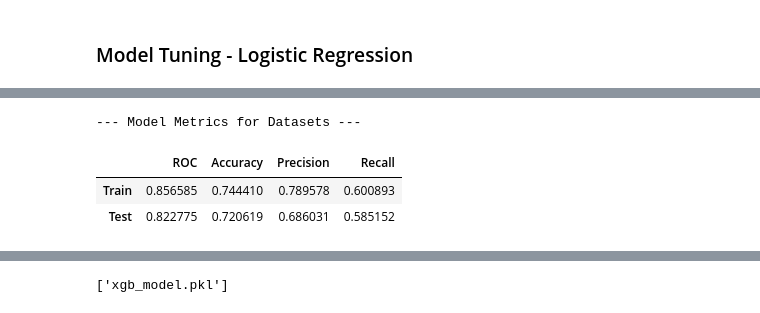
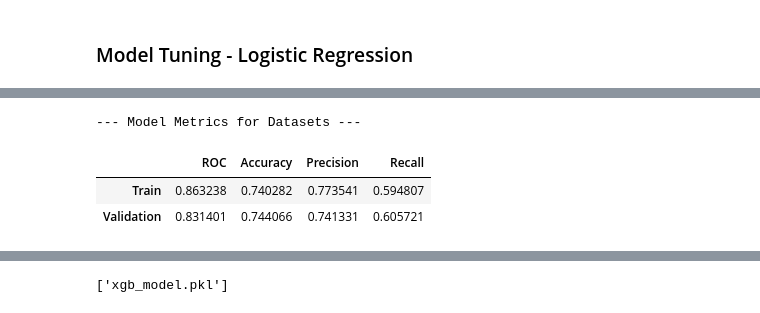
Before and after one commit to j4mes12/ITDA_Coursework, a Jupyter notebook: Task 1/Task 1.ipynb, the cells around one changed output, grey strips where cells are left out. Saved outputs shown, nothing was run; the diff lists cells and outputs as text; code cells hidden in the pictures.

```diff
--- a/Task 1/Task 1.ipynb
+++ b/Task 1/Task 1.ipynb
@@ -215,7 +211,7 @@ def generate_data_columns(cvec: CountVectorizer):
 
 def create_modelling_feature(train, test, val):
 
-    cvec = CountVectorizer(ngram_range = (1, 2))
+    cvec = CountVectorizer(ngram_range = (1, 2), )
 
     cvec_train = cvec.fit_transform(train)
     cvec_test = cvec.transform(test)
@@ -343,10 +339,10 @@ OptunaSearchCV(cv=10,
                study=<optuna.study.study.Study object at 0x...>,
                verbose=1)
 # %%
-# f.evaluate_model_on_ttv(oscv.best_estimator_, datasets)
+f.evaluate_model_on_ttv(oscv.best_estimator_, datasets)
 # %% [output]
 --- Model Metrics for Datasets ---
 |  | ROC | Accuracy | Precision | Recall |
-| Train | 0.856585 | 0.744410 | 0.789578 | 0.600893 |
-| Test | 0.822775 | 0.720619 | 0.686031 | 0.585152 |
+| Train | 0.863238 | 0.740282 | 0.773541 | 0.594807 |
+| Validation | 0.831401 | 0.744066 | 0.741331 | 0.605721 |
 # %%
```
Also changed, not shown: parts of 13 cells of this notebook, 8 other files.
